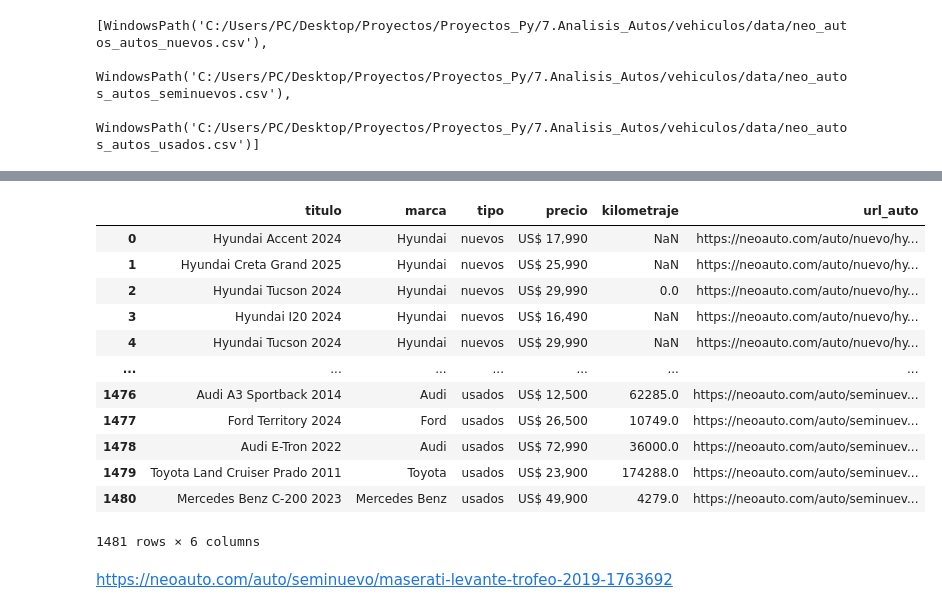
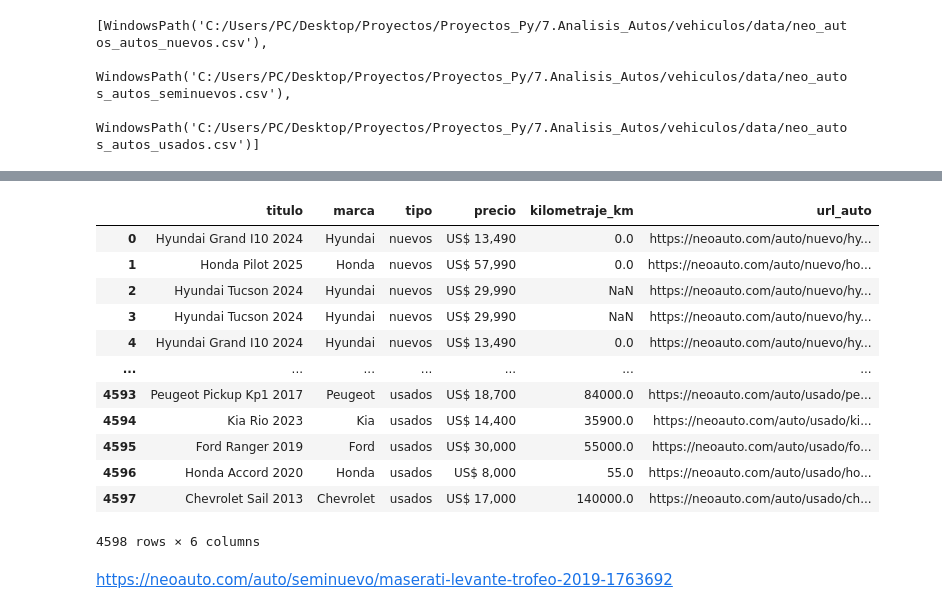
Before and after one commit to RH-007/vehiculos, a Jupyter notebook: process.ipynb, the cells around one changed output, grey strips where cells are left out. Cells and saved outputs as stored; diff of their text form; code cells hidden in the pictures.

```diff
--- a/process.ipynb
+++ b/process.ipynb
@@ -56,19 +56,19 @@ df_combinado[df_combinado["precio_flag"] == 1]
 # %%
-df_combinado[["titulo", "marca", "tipo","precio", "kilometraje", "url_auto"]]
+df_combinado[["titulo", "marca", "tipo","precio", "kilometraje_km", "url_auto"]]
 # %% [output]
-|  | titulo | marca | tipo | precio | kilometraje | url_auto |
-| 0 | Hyundai Accent 2024 | Hyundai | nuevos | US$ 17,990 | NaN | https://neoauto.com/auto/nuevo/hy... |
-| 1 | Hyundai Creta Grand 2025 | Hyundai | nuevos | US$ 25,990 | NaN | https://neoauto.com/auto/nuevo/hy... |
-| 2 | Hyundai Tucson 2024 | Hyundai | nuevos | US$ 29,990 | 0.0 | https://neoauto.com/auto/nuevo/hy... |
-| 3 | Hyundai I20 2024 | Hyundai | nuevos | US$ 16,490 | NaN | https://neoauto.com/auto/nuevo/hy... |
-| 4 | Hyundai Tucson 2024 | Hyundai | nuevos | US$ 29,990 | NaN | https://neoauto.com/auto/nuevo/hy... |
+|  | titulo | marca | tipo | precio | kilometraje_km | url_auto |
+| 0 | Hyundai Grand I10 2024 | Hyundai | nuevos | US$ 13,490 | 0.0 | https://neoauto.com/auto/nuevo/hy... |
+| 1 | Honda Pilot 2025 | Honda | nuevos | US$ 57,990 | 0.0 | https://neoauto.com/auto/nuevo/ho... |
+| 2 | Hyundai Tucson 2024 | Hyundai | nuevos | US$ 29,990 | NaN | https://neoauto.com/auto/nuevo/hy... |
+| 3 | Hyundai Tucson 2024 | Hyundai | nuevos | US$ 29,990 | NaN | https://neoauto.com/auto/nuevo/hy... |
+| 4 | Hyundai Grand I10 2024 | Hyundai | nuevos | US$ 13,490 | 0.0 | https://neoauto.com/auto/nuevo/hy... |
 | ... | ... | ... | ... | ... | ... | ... |
-| 1476 | Audi A3 Sportback 2014 | Audi | usados | US$ 12,500 | 62285.0 | https://neoauto.com/auto/seminuev... |
-| 1477 | Ford Territory 2024 | Ford | usados | US$ 26,500 | 10749.0 | https://neoauto.com/auto/seminuev... |
-| 1478 | Audi E-Tron 2022 | Audi | usados | US$ 72,990 | 36000.0 | https://neoauto.com/auto/seminuev... |
-| 1479 | Toyota Land Cruiser Prado 2011 | Toyota | usados | US$ 23,900 | 174288.0 | https://neoauto.com/auto/seminuev... |
-| 1480 | Mercedes Benz C-200 2023 | Mercedes Benz | usados | US$ 49,900 | 4279.0 | https://neoauto.com/auto/seminuev... |
+| 4593 | Peugeot Pickup Kp1 2017 | Peugeot | usados | US$ 18,700 | 84000.0 | https://neoauto.com/auto/usado/pe... |
+| 4594 | Kia Rio 2023 | Kia | usados | US$ 14,400 | 35900.0 | https://neoauto.com/auto/usado/ki... |
+| 4595 | Ford Ranger 2019 | Ford | usados | US$ 30,000 | 55000.0 | https://neoauto.com/auto/usado/fo... |
+| 4596 | Honda Accord 2020 | Honda | usados | US$ 8,000 | 55.0 | https://neoauto.com/auto/usado/ho... |
+| 4597 | Chevrolet Sail 2013 | Chevrolet | usados | US$ 17,000 | 140000.0 | https://neoauto.com/auto/usado/ch... |
-1481 rows × 6 columns
+4598 rows × 6 columns
 # %% [markdown]
 https://neoauto.com/auto/seminuevo/maserati-levante-trofeo-2019-1763692
 # %%
```
Also changed, not shown: parts of 18 cells of this notebook, 7 other files.
